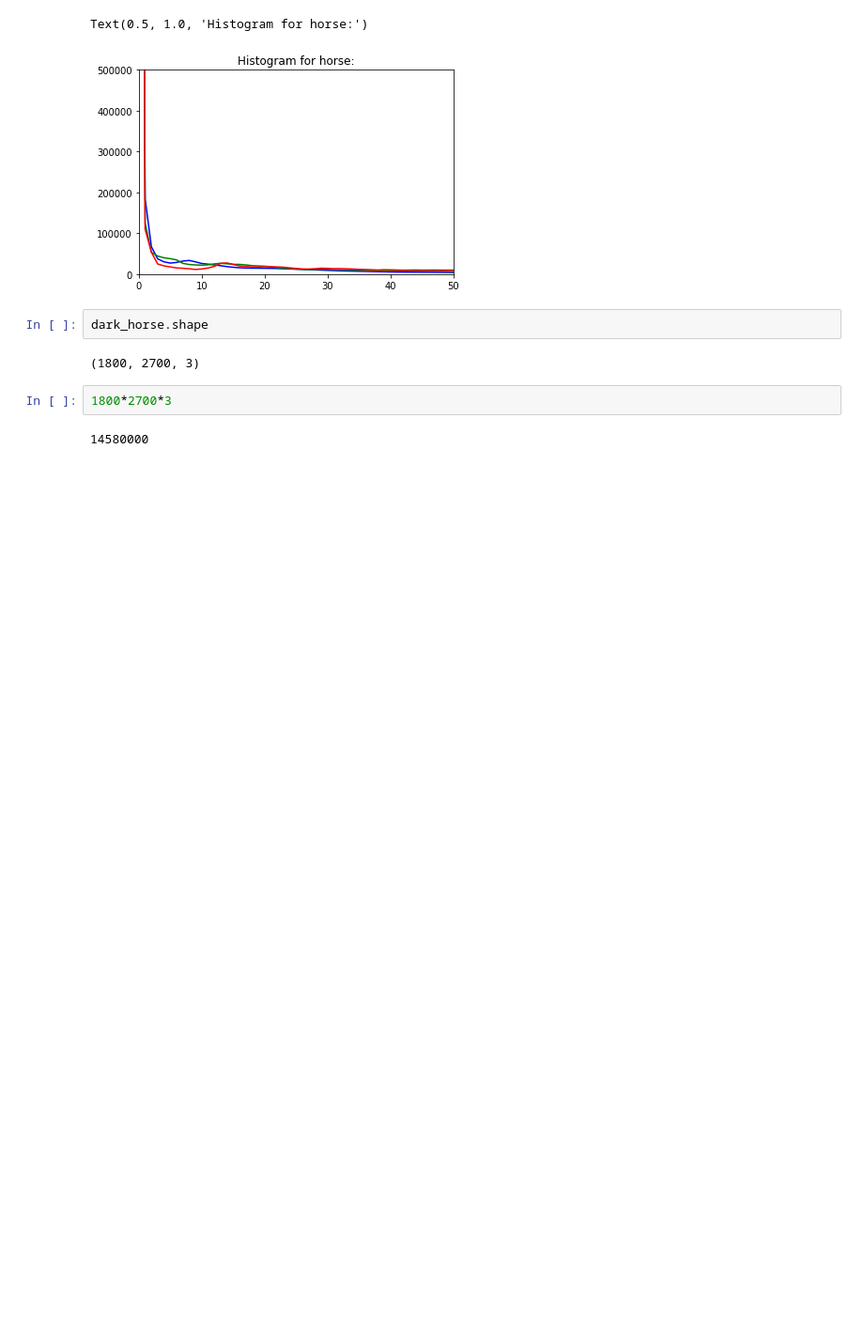
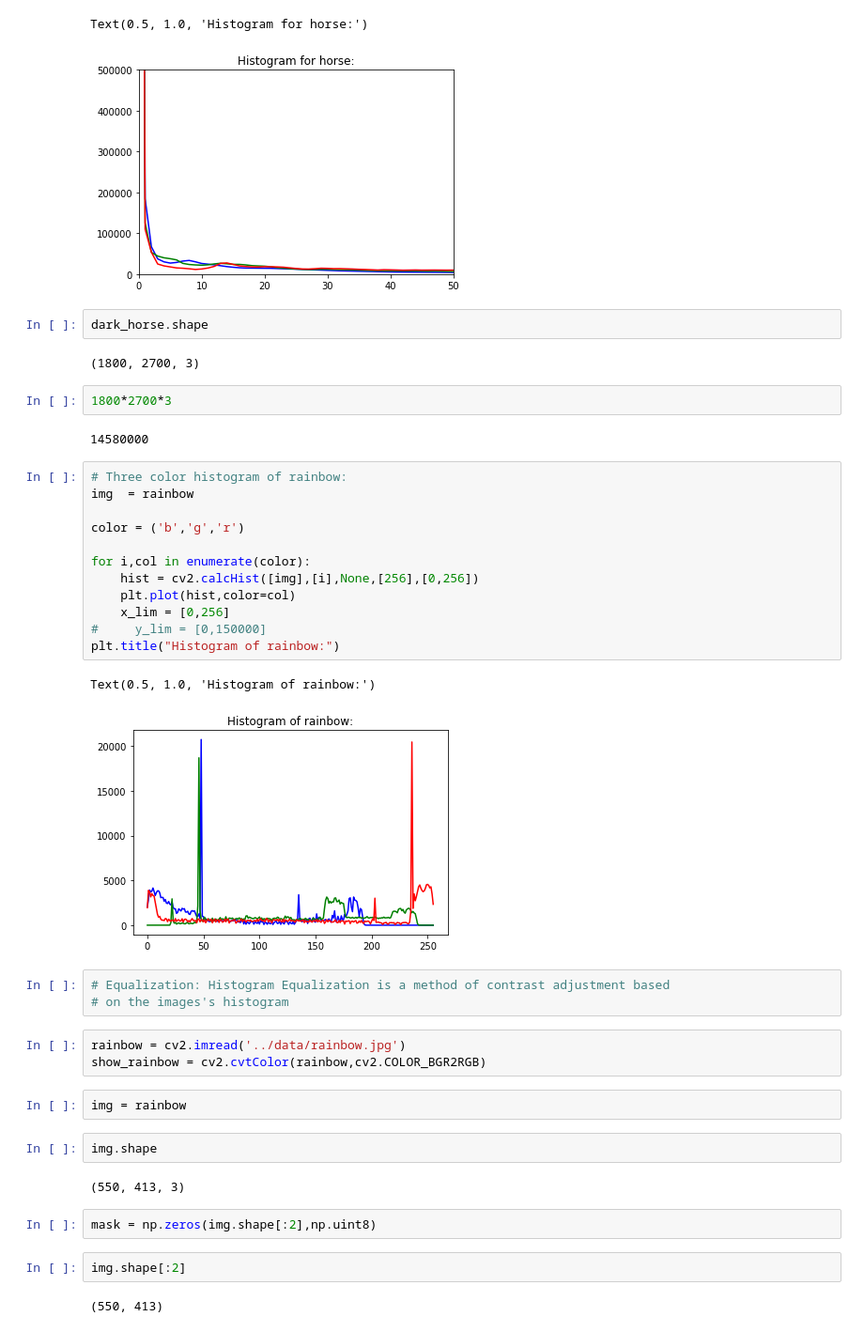
Before and after one commit to quietsos/computer-vision, a Jupyter notebook: image_processing/histograms.ipynb, the cells around one changed output. Shown at 94% size. Drawn from its saved outputs; the diff is of its cells as text; blank space fills up the shorter version.

Commit message:
equalization of histogram to get high contrast

```diff
--- a/image_processing/histograms.ipynb
+++ b/image_processing/histograms.ipynb
@@ -119,3 +119,36 @@ dark_horse.shape
 1800*2700*3
 # %% [output]
 14580000
+# %%
+# Three color histogram of rainbow:
+img  = rainbow
+
+color = ('b','g','r')
+
+for i,col in enumerate(color):
+    hist = cv2.calcHist([img],[i],None,[256],[0,256])
+    plt.plot(hist,color=col)
+    x_lim = [0,256]
+#     y_lim = [0,150000]
+plt.title("Histogram of rainbow:")
+# %% [output]
+Text(0.5, 1.0, 'Histogram of rainbow:')
+[figure, added]
+# %%
+# Equalization: Histogram Equalization is a method of contrast adjustment based
+# on the images's histogram
+# %%
+rainbow = cv2.imread('../data/rainbow.jpg')
+show_rainbow = cv2.cvtColor(rainbow,cv2.COLOR_BGR2RGB)
+# %%
+img = rainbow
+# %%
+img.shape
+# %% [output]
+(550, 413, 3)
+# %%
+mask = np.zeros(img.shape[:2],np.uint8)
+# %%
+img.shape[:2]
+# %% [output]
+(550, 413)
```
Also changed, not shown: parts of 33 cells of this notebook.
